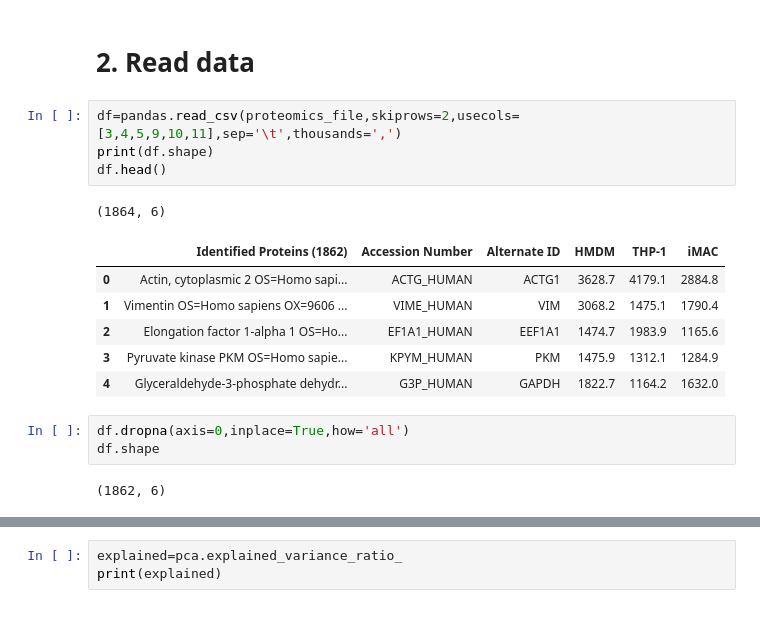
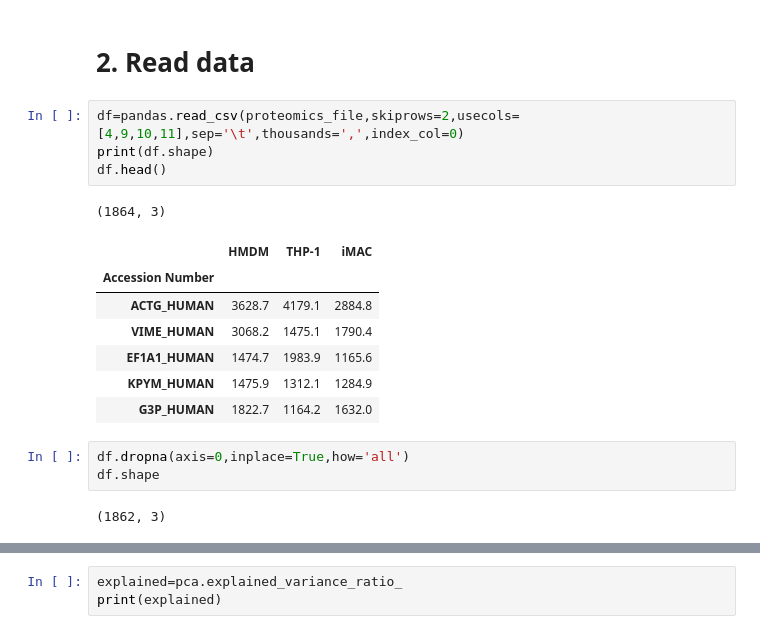
Before and after one commit to adelomana/uwm, a Jupyter notebook: proteomics.ipynb, the cells around one changed output, grey strips where cells are left out. Drawn from its saved outputs; the diff is of its cells as text.

Commit message:
completed proteomics

```diff
--- a/proteomics.ipynb
+++ b/proteomics.ipynb
@@ -11,19 +26,20 @@ results_dir='/Volumes/omics4tb2/alomana/projects/uwm/results/'
 # %% [markdown]
 # 2. Read data
 # %%
-df=pandas.read_csv(proteomics_file,skiprows=2,usecols=[3,4,5,9,10,11],sep='\t',thousands=',')
+df=pandas.read_csv(proteomics_file,skiprows=2,usecols=[4,9,10,11],sep='\t',thousands=',',index_col=0)
 print(df.shape)
 df.head()
 # %% [output]
-(1864, 6)
+(1864, 3)
-|  | Identified Proteins (1862) | Accession Number | Alternate ID | HMDM | THP-1 | iMAC |
-| 0 | Actin, cytoplasmic 2 OS=Homo sapi... | ACTG_HUMAN | ACTG1 | 3628.7 | 4179.1 | 2884.8 |
-| 1 | Vimentin OS=Homo sapiens OX=9606 ... | VIME_HUMAN | VIM | 3068.2 | 1475.1 | 1790.4 |
-| 2 | Elongation factor 1-alpha 1 OS=Ho... | EF1A1_HUMAN | EEF1A1 | 1474.7 | 1983.9 | 1165.6 |
-| 3 | Pyruvate kinase PKM OS=Homo sapie... | KPYM_HUMAN | PKM | 1475.9 | 1312.1 | 1284.9 |
-| 4 | Glyceraldehyde-3-phosphate dehydr... | G3P_HUMAN | GAPDH | 1822.7 | 1164.2 | 1632.0 |
+|  | HMDM | THP-1 | iMAC |
+| Accession Number |  |  |  |
+| ACTG_HUMAN | 3628.7 | 4179.1 | 2884.8 |
+| VIME_HUMAN | 3068.2 | 1475.1 | 1790.4 |
+| EF1A1_HUMAN | 1474.7 | 1983.9 | 1165.6 |
+| KPYM_HUMAN | 1475.9 | 1312.1 | 1284.9 |
+| G3P_HUMAN | 1822.7 | 1164.2 | 1632.0 |
 # %%
 df.dropna(axis=0,inplace=True,how='all')
 df.shape
 # %% [output]
-(1862, 6)
+(1862, 3)
```
Also changed, not shown: parts of 53 cells of this notebook.
